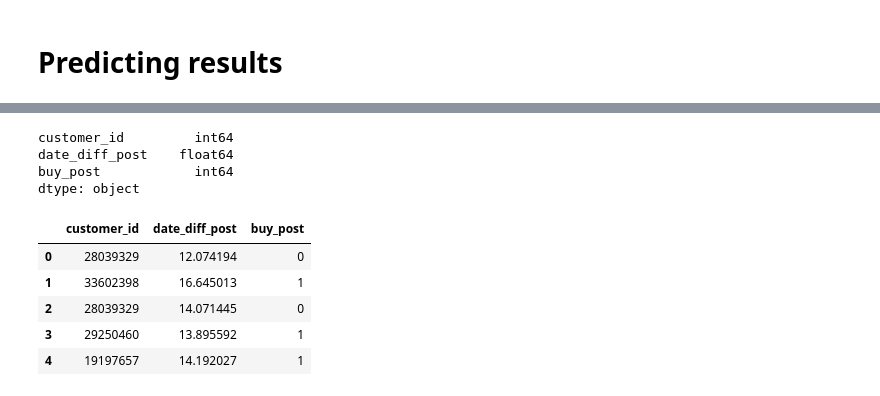
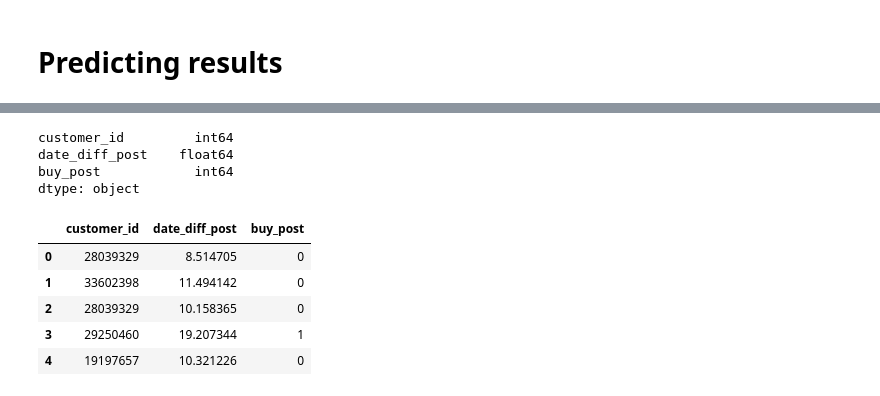
Before and after one commit to a125x/Burger-King-Churn-Hack, a Jupyter notebook: burger-king-churn-hackaton.ipynb, the cells around one changed output, grey strips where cells are left out. Cells and saved outputs as stored; diff of their text form; code cells hidden in the pictures.

```diff
--- a/burger-king-churn-hackaton.ipynb
+++ b/burger-king-churn-hackaton.ipynb
@@ -151,9 +150,33 @@ def preprocess(data, is_train=True):
             'ownareaall_sqm': 'first',
         }).reset_index(drop=True)
 
+    data['dish_amount'] = [len(n) for n in data['dish_name']]
+
+    #generating even more features!
+    # group data by customer_id
+    data['dishes_count'] = data.dish_name.apply(lambda x: len(x))
+    data['orders_count'] = data.groupby('customer_id')['bill_id'].transform('nunique')
+
+    # count amount of orders for every month
+    data['monthly_orders_count'] = data.groupby(['customer_id', data.startdatetime.dt.month])['bill_id'].transform('nunique')
+    data['monthly_revenue'] = data.groupby(['customer_id', data.startdatetime.dt.month])['revenue'].transform('sum')
+
+    # get last month
+    last_month = data.startdatetime.dt.month.max()
+    # get last month orders count
+    data['last_month_orders_count'] = data[data.startdatetime.dt.month == last_month].groupby('customer_id')['bill_id'].transform('nunique')
+    # get last month revenue
+    data['last_month_revenue'] = data[data.startdatetime.dt.month == last_month].groupby('customer_id')['revenue'].transform('sum')
+
     #datetime to timestamp
     data['startdatetime'] = [datetime.timestamp(n) for n in data['startdatetime']]
 
-    data['dish_amount'] = [len(n) for n in data['dish_name']]
+    for feature in proxy_features:
+        data[feature].fillna(0, inplace=True)
+        data[feature] = data[feature].round().astype(int)
+
+    for feature in revenue_proxy_features:
+        data[feature].fillna(0, inplace=True)
+        data[feature] = data[feature].round(2).astype(float)
 
     return data
@@ -379,2 +505,8 @@ bestTest = 15.9887717
 bestIteration = 199
 <catboost.core.CatBoostRegressor at 0x...>
+# %%
+xgbc_x = x
+xgbc_x['cbc_0'] = [n[0] for n in cbc.predict_proba(x)]
+xgbc_x['cbc_1'] = [n[1] for n in cbc.predict_proba(x)]
+xgbc_x['cbr'] = cbr.predict(x)
+xgbc_x.sample(5)
@@ -381,6 +520,6 @@ bestIteration = 199
 # %%
 xgbc = XGBClassifier()
-xgbc.fit(x, y_clf)
+xgbc.fit(xgbc_x, y_clf)
 # %% [output]
 XGBClassifier(base_score=None, booster=None, callbacks=None,
               colsample_bylevel=None, colsample_bynode=None,
@@ -427,24 +566,28 @@ test_data.head()
 # %%
 out = pd.DataFrame()
 out['customer_id'] = test_data['customer_id']
 test_x = test_data[[column for column in data.columns if column not in ['buy_post', 'date_diff_post', 'customer_id', 'dish_name', 'bill_id']]]
 
 out['date_diff_post'] = cbr.predict(test_x)
-out['buy_post'] = cbc.predict(test_x)
+xgbc_test = test_x
+xgbc_test['cbc_0'] = [n[0] for n in cbc.predict_proba(test_x)]
+xgbc_test['cbc_1'] = [n[1] for n in cbc.predict_proba(test_x)]
+xgbc_test['cbr'] = cbr.predict(test_x)
+out['buy_post'] = xgbc.predict(xgbc_test)
 
 print(out.dtypes)
 out.head()
 # %% [output]
 customer_id         int64
 date_diff_post    float64
 buy_post            int64
 dtype: object
 |  | customer_id | date_diff_post | buy_post |
-| 0 | 28039329 | 12.074194 | 0 |
-| 1 | 33602398 | 16.645013 | 1 |
-| 2 | 28039329 | 14.071445 | 0 |
-| 3 | 29250460 | 13.895592 | 1 |
-| 4 | 19197657 | 14.192027 | 1 |
+| 0 | 28039329 | 8.514705 | 0 |
+| 1 | 33602398 | 11.494142 | 0 |
+| 2 | 28039329 | 10.158365 | 0 |
+| 3 | 29250460 | 19.207344 | 1 |
+| 4 | 19197657 | 10.321226 | 0 |
 # %%
 #aggregate predictions for paychecks to formulate a prediction for a single user
 out = out.groupby('customer_id', as_index=False).mean().round(0)
```
Also changed, not shown: parts of 32 cells of this notebook.
